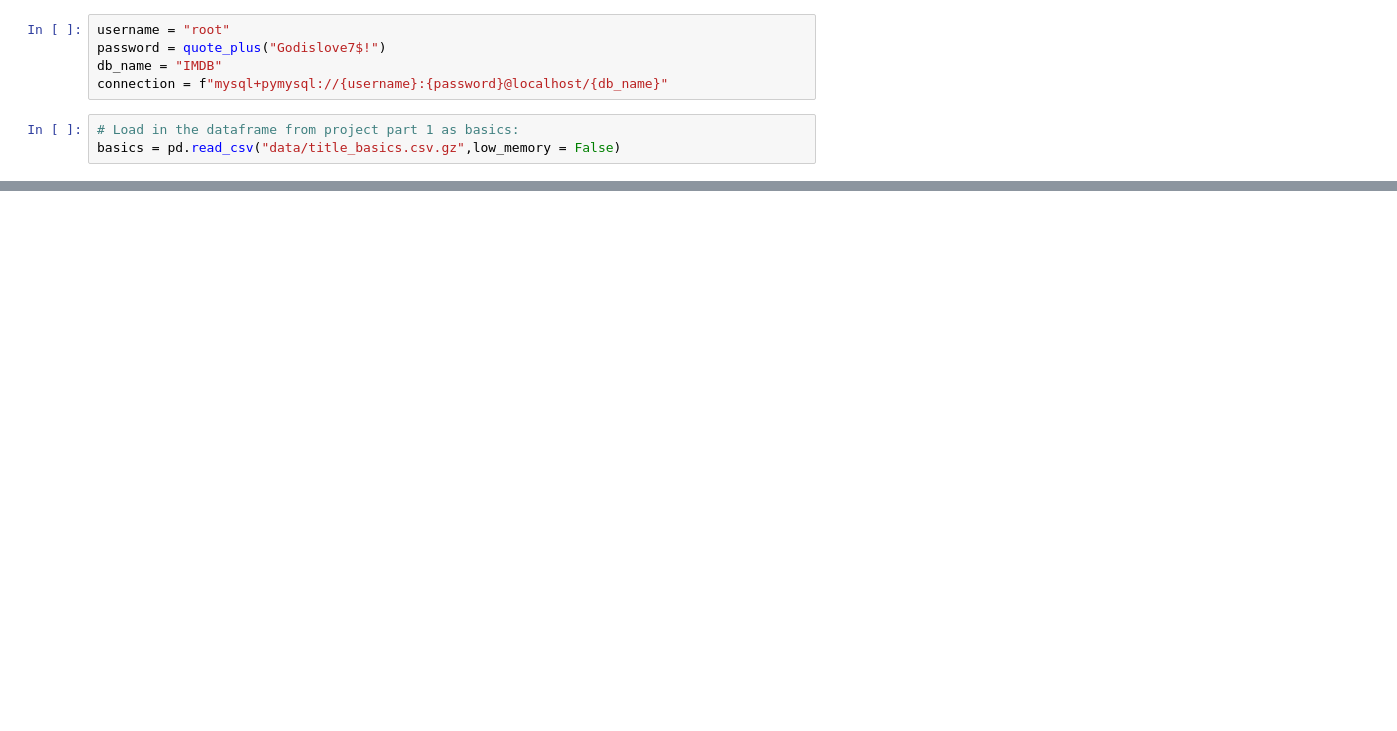
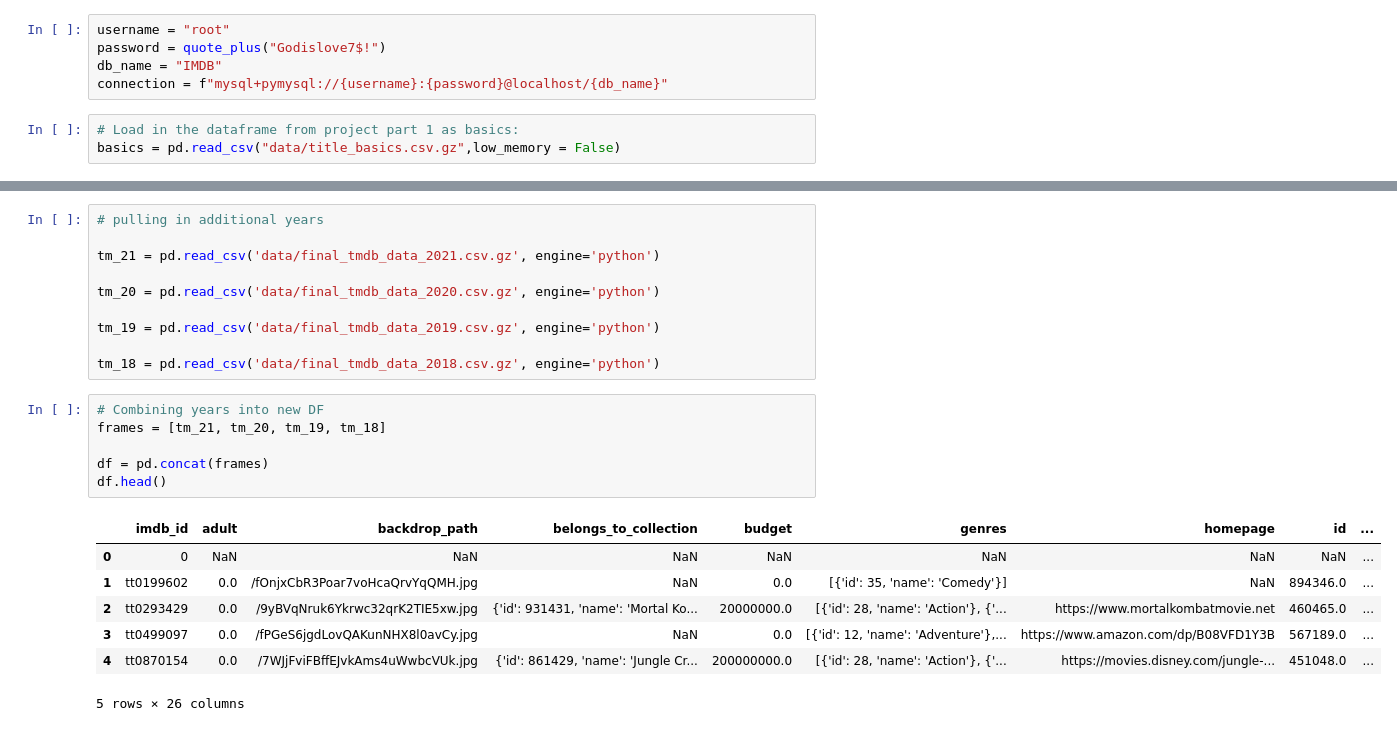
Before and after one commit to BrazilianKing/IMBD-Performance, a Jupyter notebook: Part 4 Hypothesis Testing.ipynb, the cells around one changed output, grey strips where cells are left out. Saved outputs shown, nothing was run; the diff lists cells and outputs as text; blank space fills up the shorter version.

```diff
--- a/Part 4 Hypothesis Testing.ipynb
+++ b/Part 4 Hypothesis Testing.ipynb
@@ -153,2 +161,26 @@ else:
 # %% [output]
 The database already exists
+# %%
+# pulling in additional years
+
+tm_21 = pd.read_csv('data/final_tmdb_data_2021.csv.gz', engine='python')
+
+tm_20 = pd.read_csv('data/final_tmdb_data_2020.csv.gz', engine='python')
+
+tm_19 = pd.read_csv('data/final_tmdb_data_2019.csv.gz', engine='python')
+
+tm_18 = pd.read_csv('data/final_tmdb_data_2018.csv.gz', engine='python')
+# %%
+# Combining years into new DF
+frames = [tm_21, tm_20, tm_19, tm_18]
+
+df = pd.concat(frames)
+df.head()
+# %% [output]
+|  | imdb_id | adult | backdrop_path | belongs_to_collection | budget | genres | homepage | id | ... |
+| 0 | 0 | NaN | NaN | NaN | NaN | NaN | NaN | NaN | ... |
+| 1 | tt0199602 | 0.0 | /fOnjxCbR3Poar7voHcaQrvYqQMH.jpg | NaN | 0.0 | [{'id': 35, 'name': 'Comedy'}] | NaN | 894346.0 | ... |
+| 2 | tt0293429 | 0.0 | /9yBVqNruk6Ykrwc32qrK2TIE5xw.jpg | {'id': 931431, 'name': 'Mortal Ko... | 20000000.0 | [{'id': 28, 'name': 'Action'}, {'... | https://www.mortalkombatmovie.net | 460465.0 | ... |
+| 3 | tt0499097 | 0.0 | /fPGeS6jgdLovQAKunNHX8l0avCy.jpg | NaN | 0.0 | [{'id': 12, 'name': 'Adventure'},... | https://www.amazon.com/dp/B08VFD1Y3B | 567189.0 | ... |
+| 4 | tt0870154 | 0.0 | /7WJjFviFBffEJvkAms4uWwbcVUk.jpg | {'id': 861429, 'name': 'Jungle Cr... | 200000000.0 | [{'id': 28, 'name': 'Action'}, {'... | https://movies.disney.com/jungle-... | 451048.0 | ... |
+5 rows × 26 columns
```
Also changed, not shown: parts of 19 cells of this notebook.
